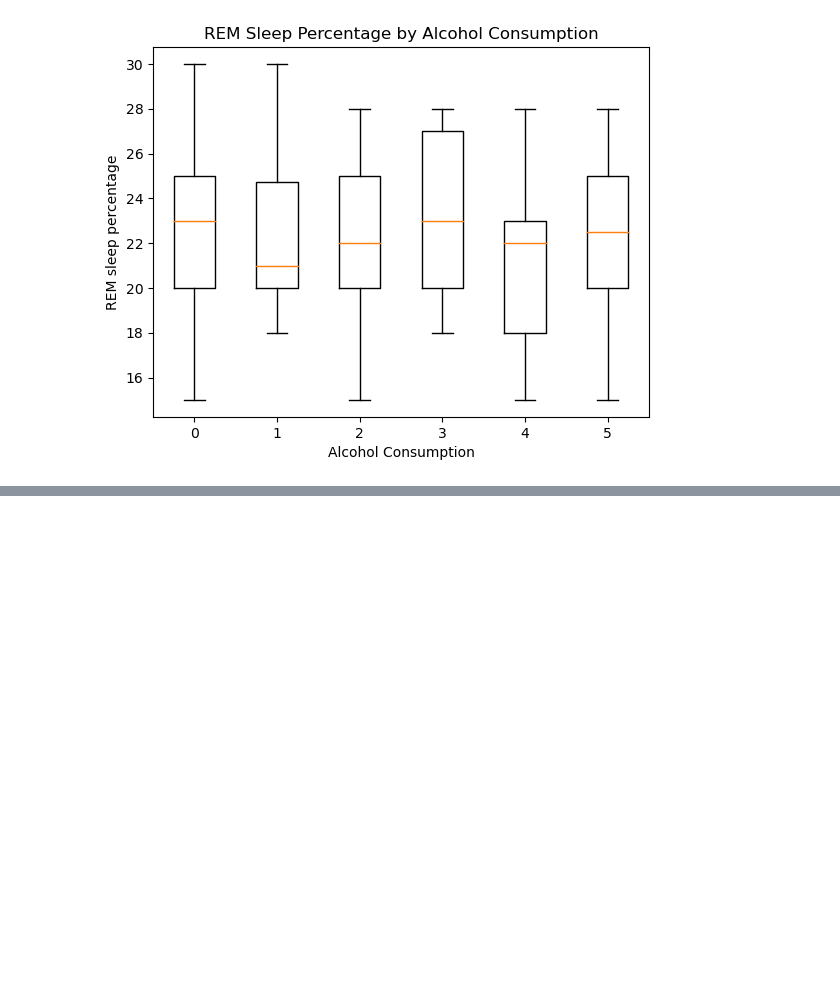
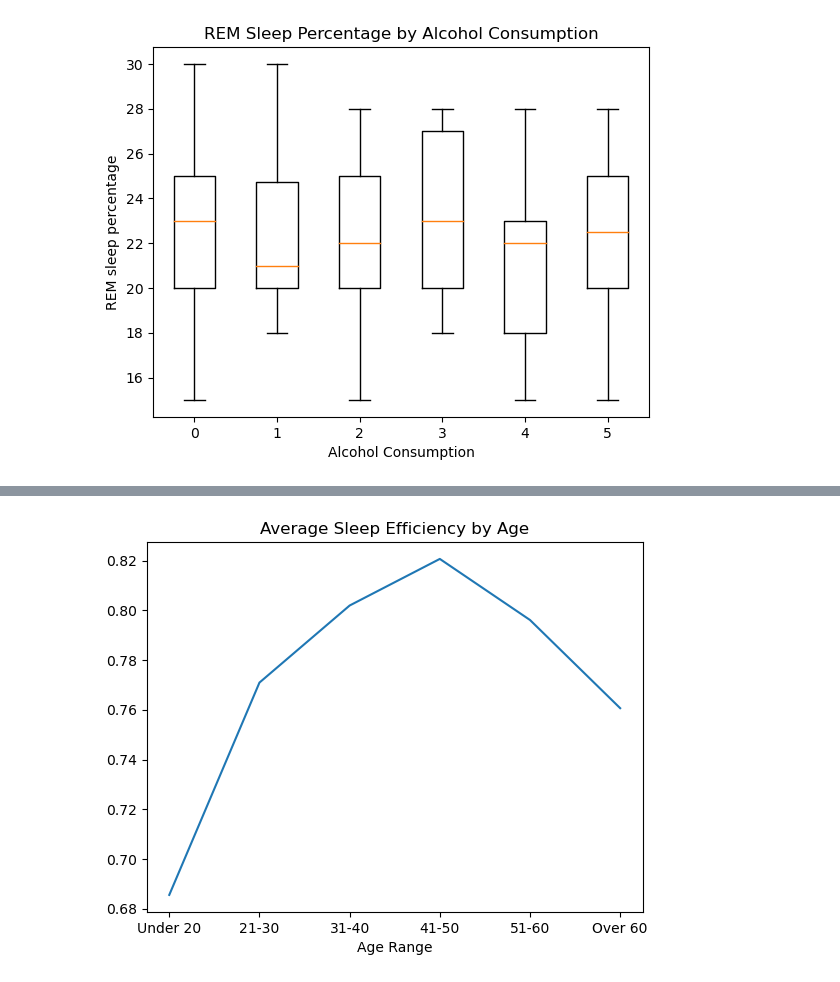
Before and after one commit to JenFreeze/Project_1, a Jupyter notebook: project1.ipynb, the cells around one changed output, grey strips where cells are left out. Cells and saved outputs as stored; diff of their text form; code cells hidden in the pictures; blank space fills up the shorter version.

```diff
--- a/project1.ipynb
+++ b/project1.ipynb
@@ -414,0 +431,8 @@ plt.show()
+# %%
+# Age vs. Sleep efficiency
+efficiency_by_age = age_df.mean()["Sleep efficiency"]
+efficiency_by_age.plot(kind="line", x="Age Range", y="Sleep efficiency",
+                    title="Average Sleep Efficiency by Age")
+plt.show()
+# %% [output]
+[figure, added]
```
Also changed, not shown: parts of 14 cells of this notebook.
